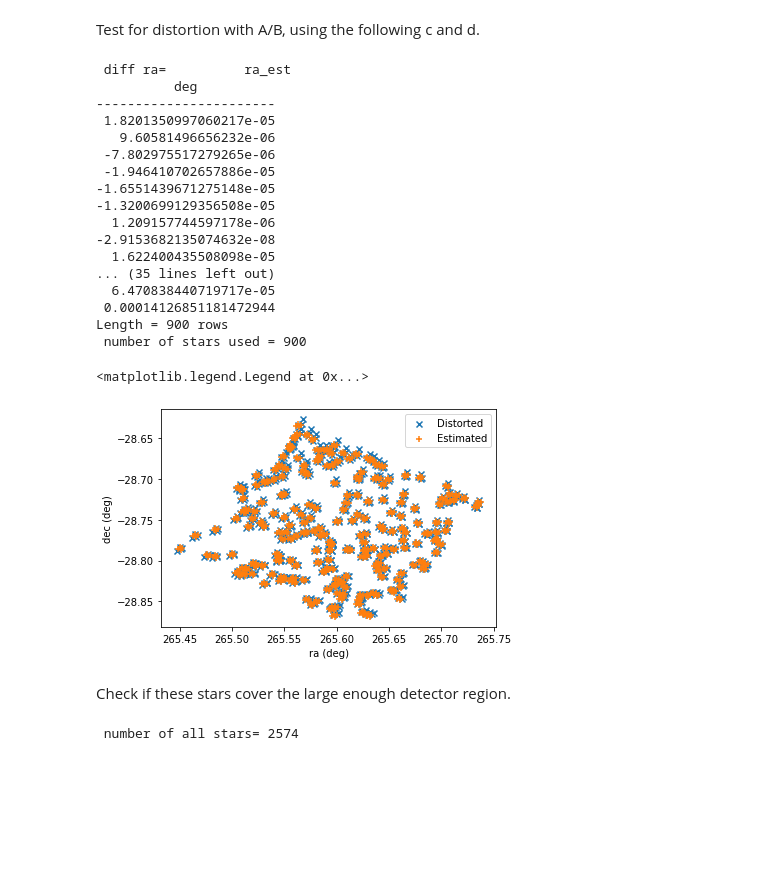
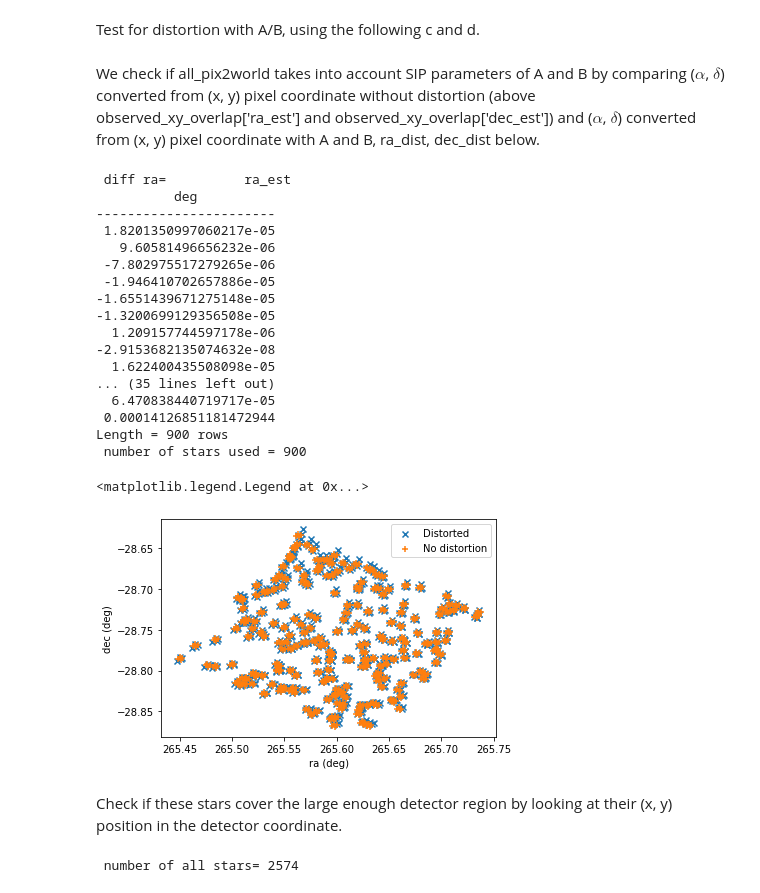
Before and after one commit to kawatadaisuke/JASMINE-analysis-testing, a Jupyter notebook: case7_challenge_00_pix2wcs.ipynb, the cells around one changed output. Cells and saved outputs as stored; diff of their text form; code cells hidden in the pictures; blank space fills up the shorter version.

```diff
--- a/case7_challenge_00_pix2wcs.ipynb
+++ b/case7_challenge_00_pix2wcs.ipynb
@@ -184,6 +189,8 @@ d[1,2]=-1.0128311203344238e-14
 d[2,0]=3.1424733259527392e-09
 d[2,1]=-9.08024075521211e-15
 d[2,2]=-1.4123037013352912e-20
+# %% [markdown]
+We check if all_pix2world takes into account SIP parameters of A and B by comparing ($\alpha$, $\delta$) converted from (x, y) pixel coordinate without distortion (above observed_xy_overlap['ra_est'] and observed_xy_overlap['dec_est']) and ($\alpha$, $\delta$) converted from (x, y) pixel coordinate with A and B, ra_dist, dec_dist below.
 # %%
 # print(observed_xy_overlap['ra_est'])
 c *= 100.0
@@ -198,37 +205,37 @@ for i in range(0, np.size(field_params)):
     ra_dist[pos] = ret[:,0]
     dec_dist[pos] = ret[:,1]
 
 print(' diff ra=', ra_dist-observed_xy_overlap['ra_est'])
 print(' diff dec=', dec_dist-observed_xy_overlap['dec_est'])
 
 plt.scatter(ra_dist, dec_dist, marker='x', label='Distorted')
-plt.scatter(observed_xy_overlap['ra_est'], observed_xy_overlap['dec_est'], marker='+', label='Estimated')
+plt.scatter(observed_xy_overlap['ra_est'], observed_xy_overlap['dec_est'], marker='+', label='No distortion')
 print(' number of stars used =', len(observed_xy_overlap['ra_est']))
 plt.xlabel('ra (deg)')
 plt.ylabel('dec (deg)')
 plt.legend()
 # %% [output]
  diff ra=          ra_est
           deg
 -----------------------
  1.8201350997060217e-05
    9.60581496656232e-06
  -7.802975517279265e-06
  -1.946410702657886e-05
 -1.6551439671275148e-05
 -1.3200699129356508e-05
   1.209157744597178e-06
 -2.9153682135074632e-08
   1.622400435508098e-05
 ... (35 lines left out)
   6.470838440719717e-05
  0.00014126851181472944
 Length = 900 rows
  number of stars used = 900
 <matplotlib.legend.Legend at 0x...>
-[figure, old version]
+[figure, new version]
 # %% [markdown]
-Check if these stars cover the large enough detector region.
+Check if these stars cover the large enough detector region by looking at their (x, y) position in the detector coordinate.
 # %%
 plt.scatter(objects['x'], objects['y'], marker='x', label='All', s=5)
 print(' number of all stars=', len(objects['x']))
```
Also changed, not shown: parts of 57 cells of this notebook.
